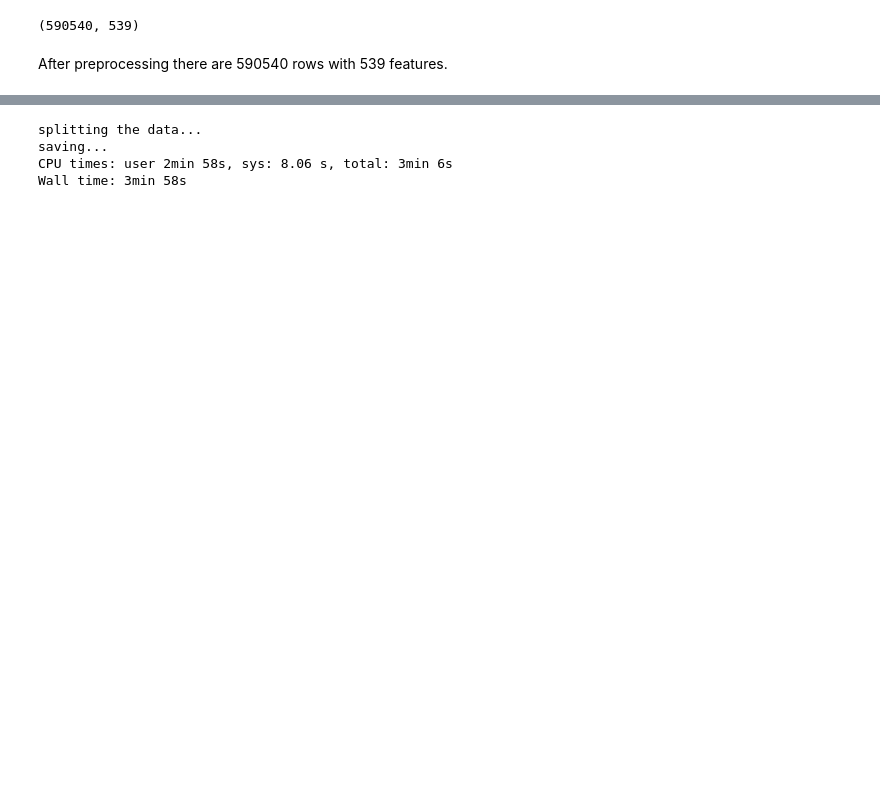
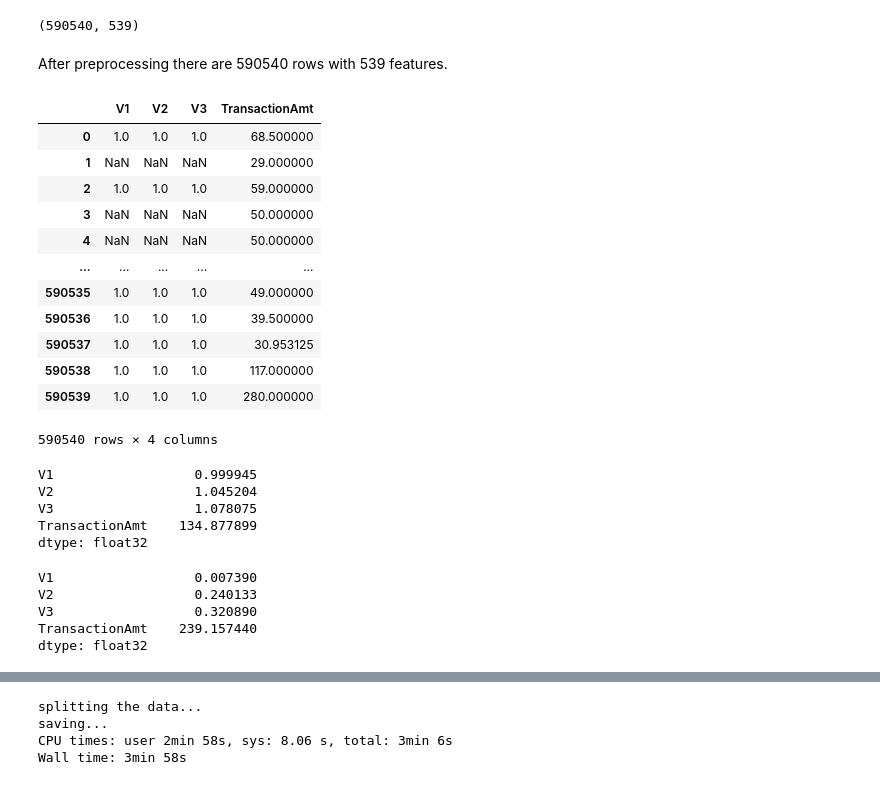
Before and after one commit to pmacinec/transactions-fraud-detection, a Jupyter notebook: notebooks/2_preprocessing.ipynb, the cells around one changed output, grey strips where cells are left out. Saved outputs shown, nothing was run; the diff lists cells and outputs as text; code cells hidden in the pictures; blank space fills up the shorter version.

```diff
--- a/notebooks/2_preprocessing.ipynb
+++ b/notebooks/2_preprocessing.ipynb
@@ -99,3 +86,37 @@ new_df_transactions.shape
 (590540, 539)
 # %% [markdown]
 After preprocessing there are 590540 rows with 539 features.
+# %%
+aaa = df[['V1', 'V2', 'V3', 'TransactionAmt']]
+# %%
+aaa
+# %% [output]
+|  | V1 | V2 | V3 | TransactionAmt |
+| 0 | 1.0 | 1.0 | 1.0 | 68.500000 |
+| 1 | NaN | NaN | NaN | 29.000000 |
+| 2 | 1.0 | 1.0 | 1.0 | 59.000000 |
+| 3 | NaN | NaN | NaN | 50.000000 |
+| 4 | NaN | NaN | NaN | 50.000000 |
+| ... | ... | ... | ... | ... |
+| 590535 | 1.0 | 1.0 | 1.0 | 49.000000 |
+| 590536 | 1.0 | 1.0 | 1.0 | 39.500000 |
+| 590537 | 1.0 | 1.0 | 1.0 | 30.953125 |
+| 590538 | 1.0 | 1.0 | 1.0 | 117.000000 |
+| 590539 | 1.0 | 1.0 | 1.0 | 280.000000 |
+590540 rows × 4 columns
+# %%
+aaa.mean()
+# %% [output]
+V1                  0.999945
+V2                  1.045204
+V3                  1.078075
+TransactionAmt    134.877899
+dtype: float32
+# %%
+aaa.std()
+# %% [output]
+V1                  0.007390
+V2                  0.240133
+V3                  0.320890
+TransactionAmt    239.157440
+dtype: float32
```
Also changed, not shown: parts of 24 cells of this notebook, 1 other file.
